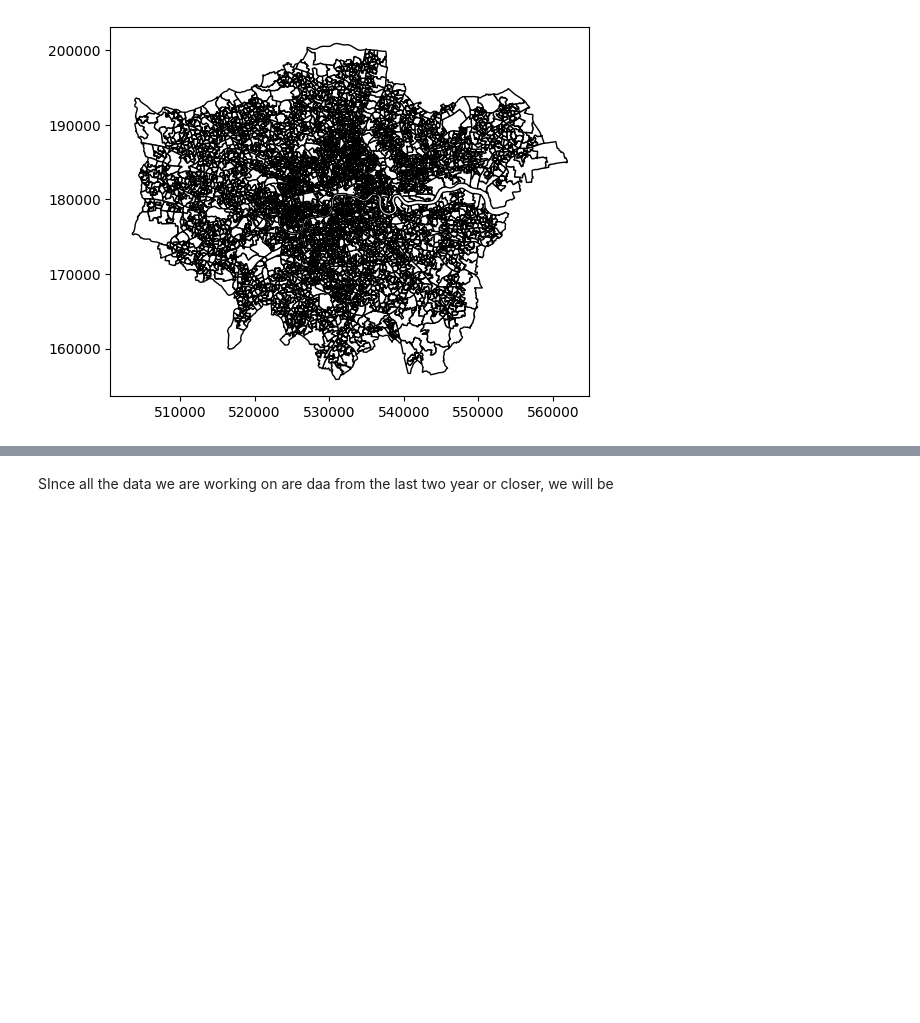
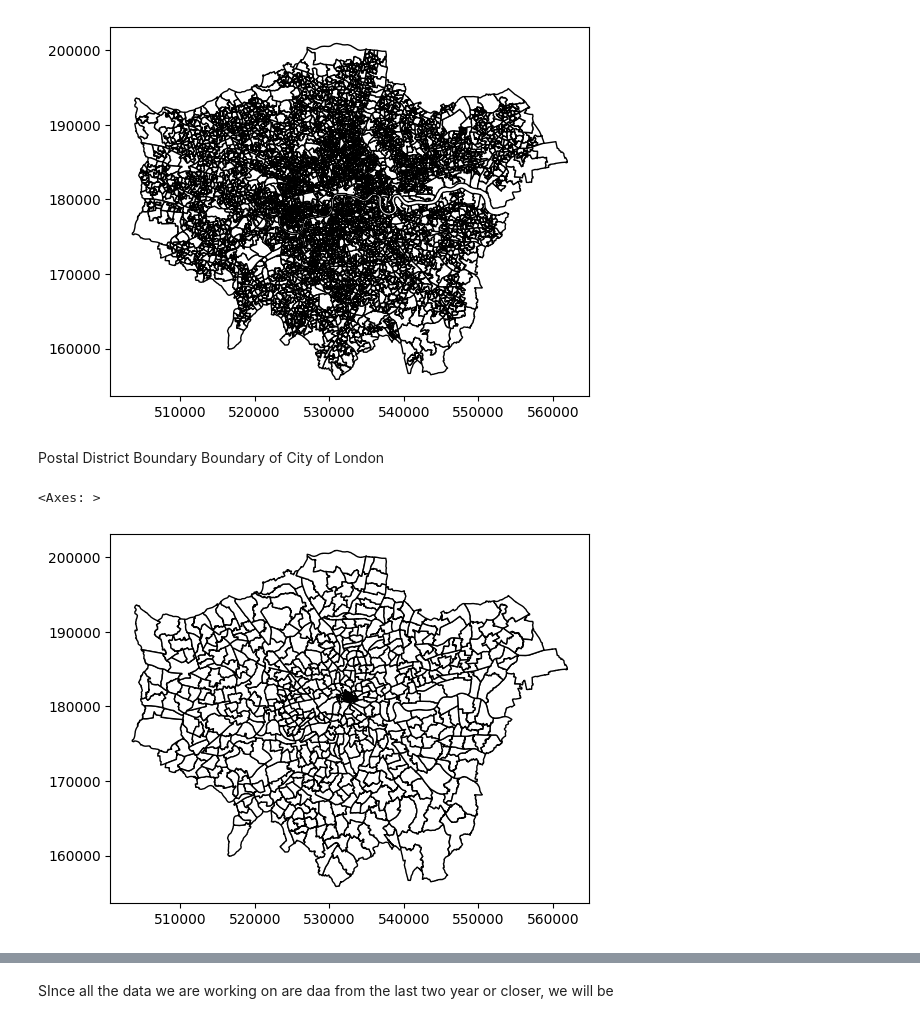
Before and after one commit to SammyGIS/airbnb-spatial-analysis, a Jupyter notebook: airbnb-spatial-analysis.ipynb, the cells around one changed output, grey strips where cells are left out. Cells and saved outputs as stored; diff of their text form; code cells hidden in the pictures; blank space fills up the shorter version.

```diff
--- a/airbnb-spatial-analysis.ipynb
+++ b/airbnb-spatial-analysis.ipynb
@@ -493,3 +633,17 @@ lsao_boundary.plot(color='white', edgecolor='black')
 # %% [output]
 <Axes: >
 [figure]
+# %% [markdown]
+Postal District Boundary Boundary of City of London
+# %%
+# Define the file path to the shapefile containing LSOA boundaries for London
+ward = "data\statistical-gis-boundaries-london\ESRI\London_Ward.shp"
+
+# Read the shapefile into a GeoDataFrame
+ward_boundary = gpd.read_file(ward)
+
+# viz data
+ward_boundary.plot(color='white', edgecolor='black')
+# %% [output]
+<Axes: >
+[figure, added]
```
Also changed, not shown: parts of 83 cells of this notebook, 1 other file.
